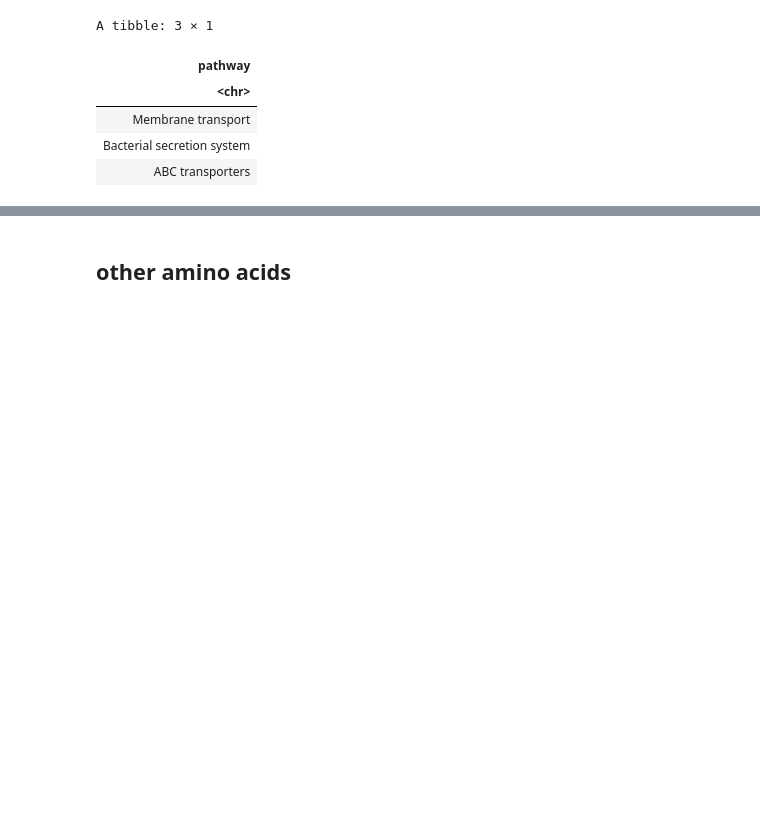
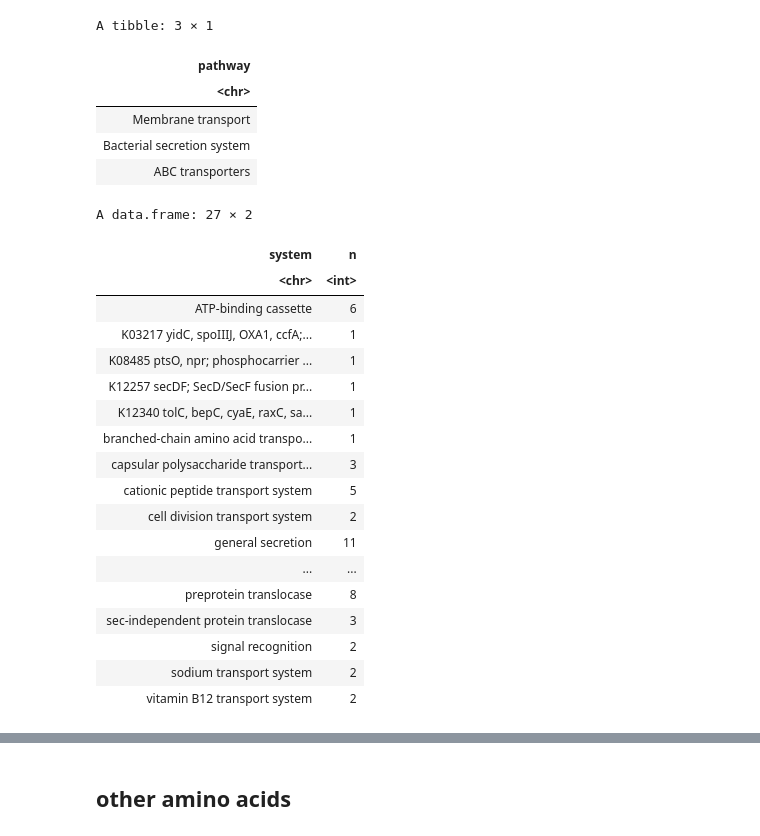
Before and after one commit to wosnat/CC1A3, a Jupyter notebook: Enrichment/CC1A3 HOT1A3 AA heatmaps Enrichment.ipynb, the cells around one changed output, grey strips where cells are left out. Cells and saved outputs as stored; diff of their text form; code cells hidden in the pictures; blank space fills up the shorter version.

```diff
--- a/Enrichment/CC1A3 HOT1A3 AA heatmaps Enrichment.ipynb
+++ b/Enrichment/CC1A3 HOT1A3 AA heatmaps Enrichment.ipynb
@@ -677,3 +785,35 @@ ignore_main = c('09160 Human Diseases',
                 '09180 Brite Hierarchies',
                 ''
                )
+# %%
+hpath_df %>% filter(module == 'Membrane transport') %>%
+    extract(ecpath, c("system"), "^K[[:digit:]]+ *[^;]*; (.* system)", remove = FALSE) %>%
+    mutate(system = if_else(str_detect(ecpath, 'preprotein translocase'), 'preprotein translocase', system)) %>%
+    mutate(system = if_else(str_detect(ecpath, 'sec-independent protein translocase'), 'sec-independent protein translocase', system)) %>%
+    mutate(system = if_else(str_detect(ecpath, 'heme exporter'), 'heme exporter', system)) %>%
+    mutate(system = if_else(str_detect(ecpath, 'general secretion pathway protein'), 'general secretion', system)) %>%
+    mutate(system = if_else(str_detect(ecpath, 'signal recognition particle'), 'signal recognition', system)) %>%
+    mutate(system = if_else(str_detect(ecpath, 'ATP-binding cassette'), 'ATP-binding cassette', system)) %>%
+    mutate(system = if_else(is.na(system), ecpath, system)) %>%
+
+    count(system)
+# %% [output]
+A data.frame: 27 × 2
+| system | n |
+| <chr> | <int> |
+| ATP-binding cassette | 6 |
+| K03217 yidC, spoIIIJ, OXA1, ccfA;... | 1 |
+| K08485 ptsO, npr; phosphocarrier ... | 1 |
+| K12257 secDF; SecD/SecF fusion pr... | 1 |
+| K12340 tolC, bepC, cyaE, raxC, sa... | 1 |
+| branched-chain amino acid transpo... | 1 |
+| capsular polysaccharide transport... | 3 |
+| cationic peptide transport system | 5 |
+| cell division transport system | 2 |
+| general secretion | 11 |
+| ... | ... |
+| preprotein translocase | 8 |
+| sec-independent protein translocase | 3 |
+| signal recognition | 2 |
+| sodium transport system | 2 |
+| vitamin B12 transport system | 2 |
```
Also changed, not shown: parts of 6 cells of this notebook.
